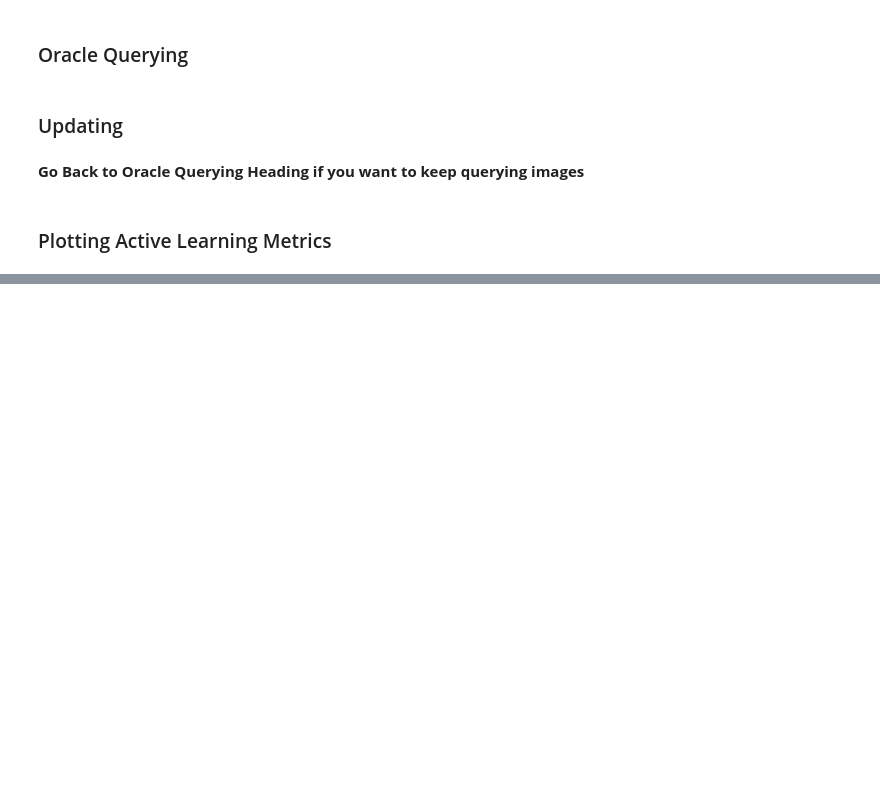
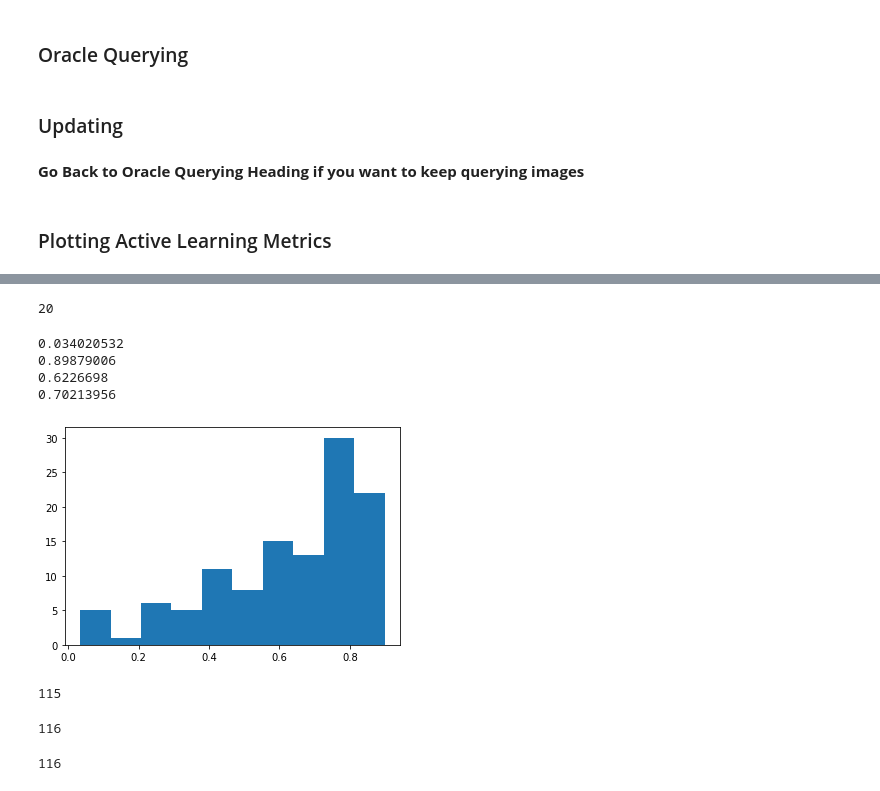
Before and after one commit to vaibhavs2854/ActiveLearningShapes, a Jupyter notebook: ActiveLearning.ipynb, the cells around one changed output, grey strips where cells are left out. Cells and saved outputs as stored; diff of their text form; code cells hidden in the pictures; blank space fills up the shorter version.

```diff
--- a/ActiveLearning.ipynb
+++ b/ActiveLearning.ipynb
@@ -125,0 +772,4 @@ print("Number of ones in oracle results: ", ones)
+# %%
+print(total_images_shwon)
+# %% [output]
+20
@@ -125,0 +833,31 @@ print("Number of ones in oracle results: ", ones)
+# %%
+iou_arr = np.load("/usr/xtmp/vs196/mammoproj/Code/ActiveLearning/iouhist_1.npy")
+print(np.min(iou_arr))
+print(np.max(iou_arr))
+print(np.mean(iou_arr))
+print(np.median(iou_arr))
+iou_arr_aslist = iou_arr.tolist()
+plt.hist(iou_arr_aslist)
+plt.show()
+print(np.count_nonzero(np.where(iou_arr>-1)))
+# %% [output]
+0.034020532
+0.89879006
+0.6226698
+0.70213956
+[figure, added]
+115
+# %%
+validation_dir = "/usr/xtmp/vs196/mammoproj/Data/manualfa/manual_validation/"
+segmentation_filepaths = []
+for root, dirs, files in os.walk(validation_dir):
+        for file in files:
+            if file.endswith(".npy"):
+                segmentation_filepaths.append(os.path.join(root,file))
+print(len(segmentation_filepaths))
+# %% [output]
+116
+# %%
+print(len(iou_arrx))
+# %% [output]
+116
```
Also changed, not shown: parts of 33 cells of this notebook, 15 other files.
